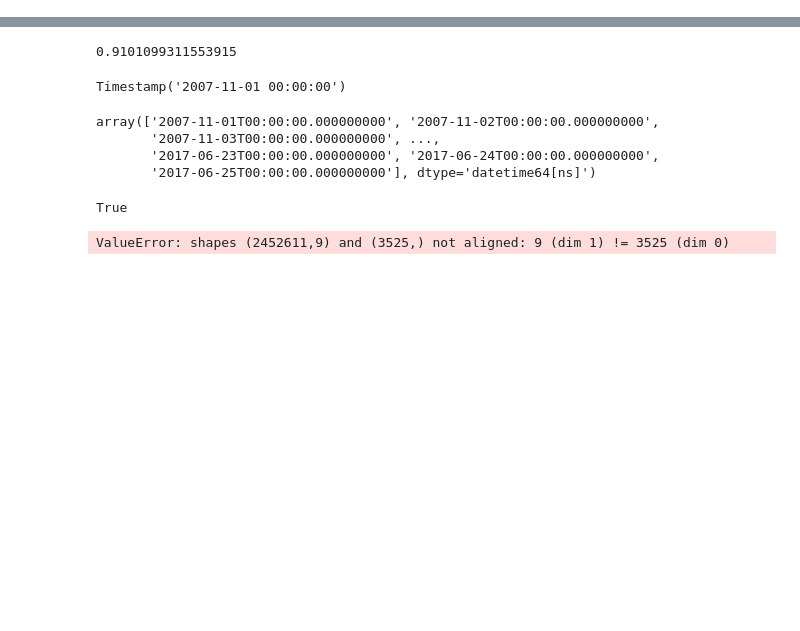
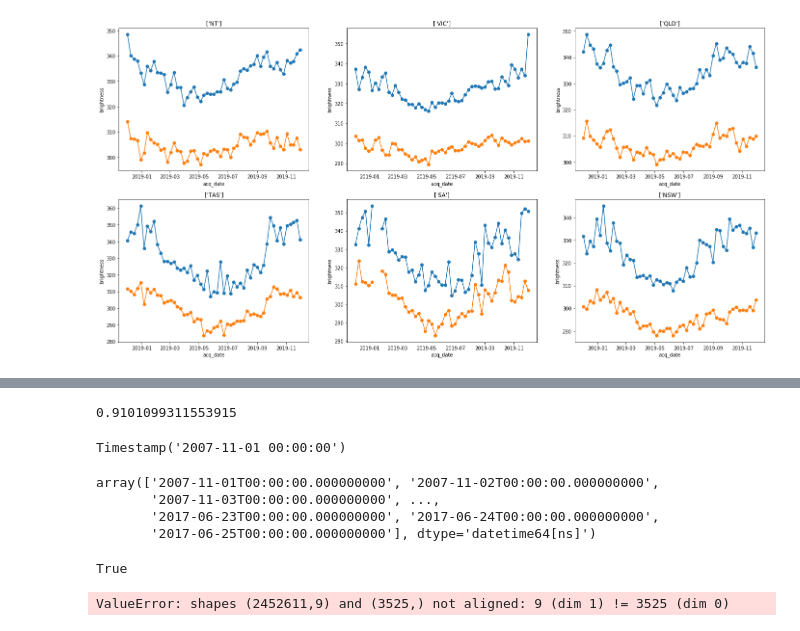
Before and after one commit to johannas/AustralienFiresFromSpace_Schoeggl_Vorauer, a Jupyter notebook: Notebooks/eda-Copy1.ipynb, the cells around one changed output, grey strips where cells are left out. Cells and saved outputs as stored; diff of their text form; code cells hidden in the pictures; blank space fills up the shorter version.

```diff
--- a/Notebooks/eda-Copy1.ipynb
+++ b/Notebooks/eda-Copy1.ipynb
@@ -25,0 +64,15 @@ av1_y = timeselect(archivev1, freq='Y', columns=v1cols)
+# %%
+# Here we plot the brightness with a weekly mean frequency for each State
+prop1 = 'brightness'
+prop2 = 'bright_t31'
+fig, ax = plt.subplots(2,3, figsize = (24,12))
+a = ax.ravel()
+for i,j in enumerate(am6_2019):
+    a[i].plot(j.groupby([pd.Grouper(key='acq_date', freq='W')])[prop1].mean(), '-o')
+    a[i].plot(j.groupby([pd.Grouper(key='acq_date', freq='W')])[prop2].mean(), '-o')
+    a[i].set_title(j.State.unique())
+    a[i].set_ylabel('brightness')
+    a[i].set_xlabel('acq_date')
+    #a[i].legend(m6cols)
+# %% [output]
+[figure, added]
```
Also changed, not shown: parts of 29 cells of this notebook, 1 other file.
